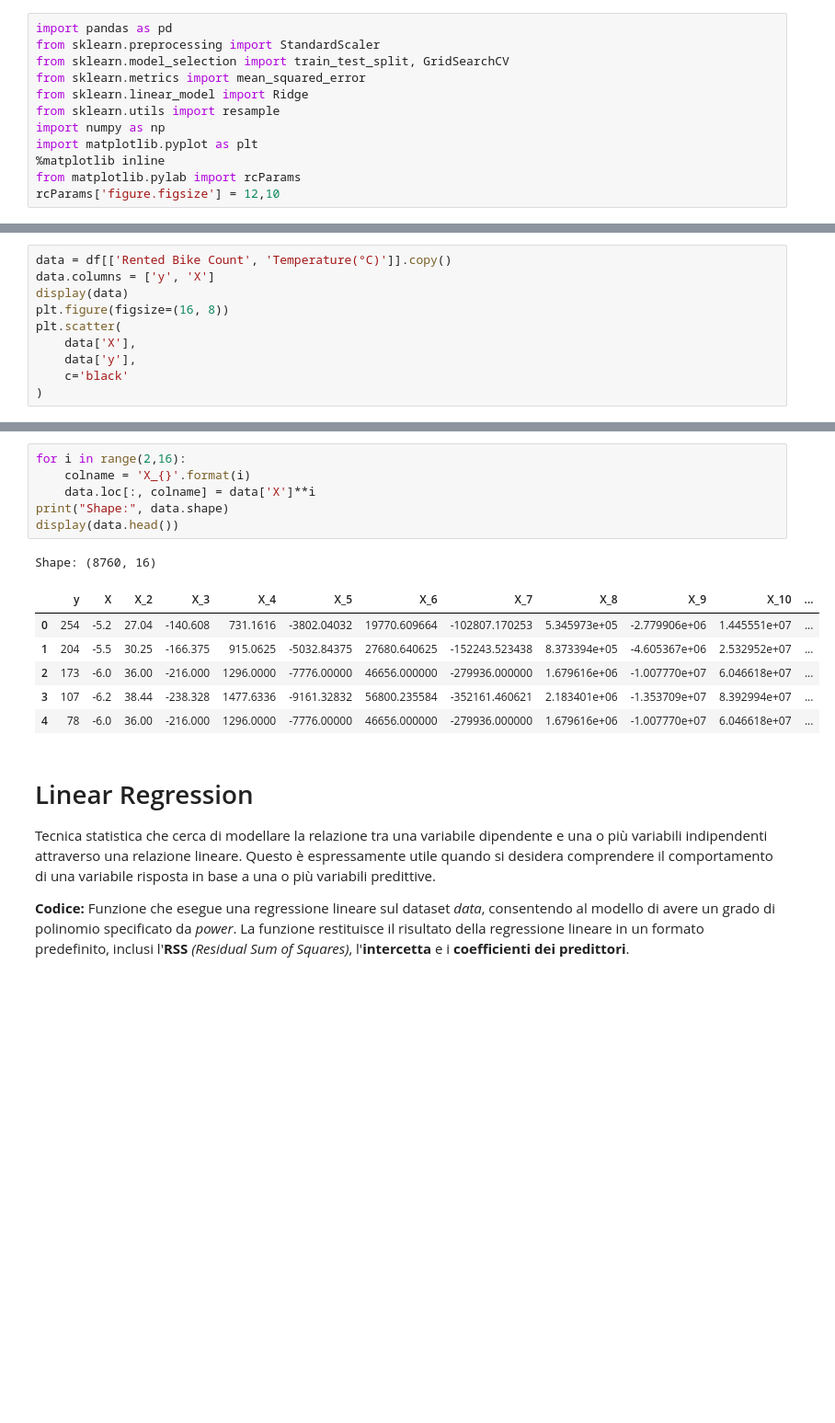
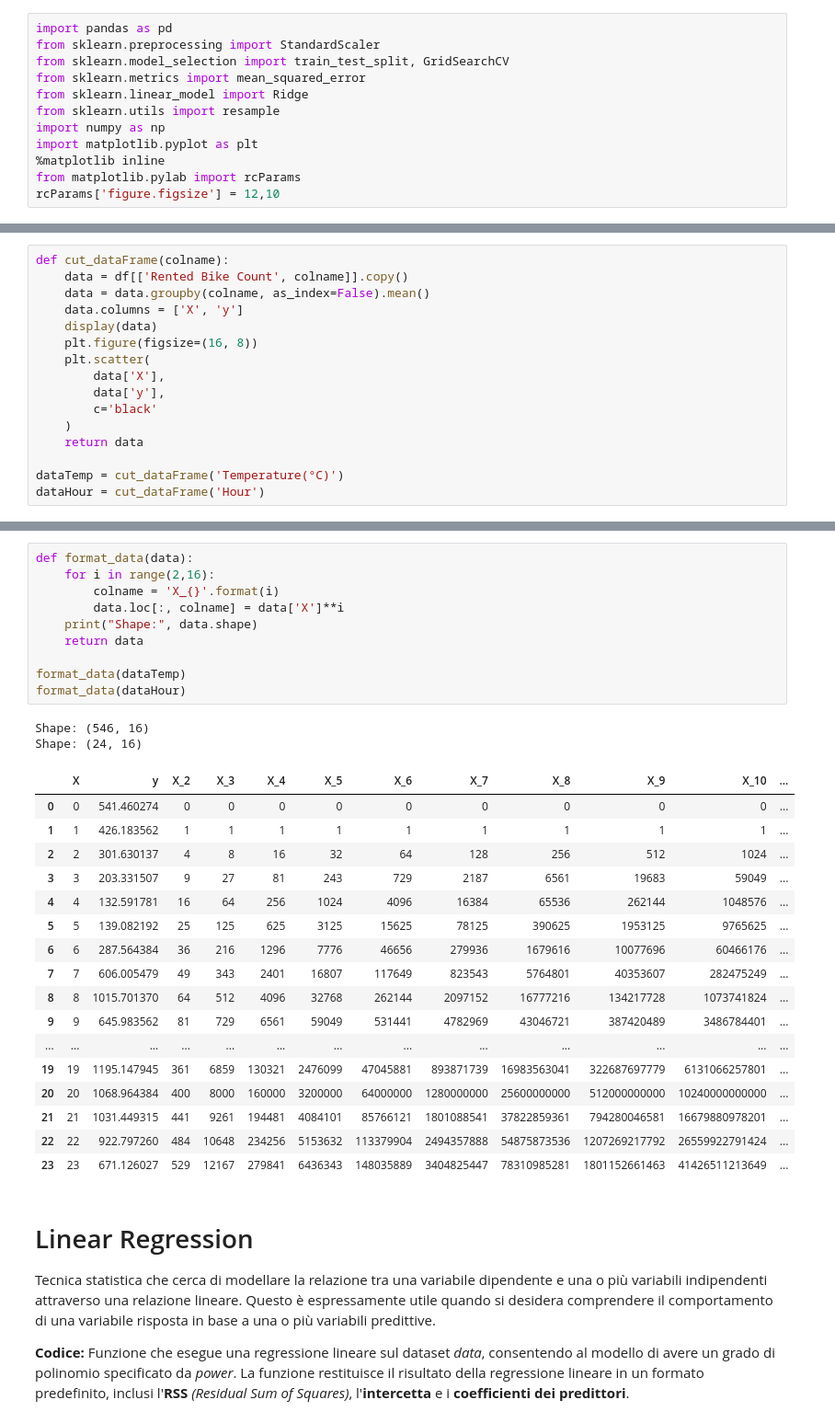
Before and after one commit to KibouToZetsubou/machine-learning-seoul-bikes, a Jupyter notebook: Rausa.ipynb, the cells around one changed output, grey strips where cells are left out. Shown at 92% size. Drawn from its saved outputs; the diff is of its cells as text; blank space fills up the shorter version.

```diff
--- a/Rausa.ipynb
+++ b/Rausa.ipynb
@@ -34,11 +48,17 @@ memory usage: 958.2+ KB
 # %%
-data = df[['Rented Bike Count', 'Temperature(°C)']].copy()
-data.columns = ['y', 'X']
-display(data)
-plt.figure(figsize=(16, 8))
-plt.scatter(
-    data['X'],
-    data['y'],
-    c='black'
-)
+def cut_dataFrame(colname):
+    data = df[['Rented Bike Count', colname]].copy()
+    data = data.groupby(colname, as_index=False).mean()
+    data.columns = ['X', 'y']
+    display(data)
+    plt.figure(figsize=(16, 8))
+    plt.scatter(
+        data['X'],
+        data['y'],
+        c='black'
+    )
+    return data
+
+dataTemp = cut_dataFrame('Temperature(°C)')
+dataHour = cut_dataFrame('Hour')
 # %% [output]
@@ -60,17 +97,33 @@ plt.scatter(
 # %%
-for i in range(2,16):
-    colname = 'X_{}'.format(i)
-    data.loc[:, colname] = data['X']**i
-print("Shape:", data.shape)
-display(data.head())
+def format_data(data):
+    for i in range(2,16):
+        colname = 'X_{}'.format(i)
+        data.loc[:, colname] = data['X']**i
+    print("Shape:", data.shape)
+    return data
+
+format_data(dataTemp)
+format_data(dataHour)
 # %% [output]
-Shape: (8760, 16)
+Shape: (546, 16)
+Shape: (24, 16)
-|  | y | X | X_2 | X_3 | X_4 | X_5 | X_6 | X_7 | X_8 | X_9 | X_10 | ... |
-| 0 | 254 | -5.2 | 27.04 | -140.608 | 731.1616 | -3802.04032 | 19770.609664 | -102807.170253 | 5.345973e+05 | -2.779906e+06 | 1.445551e+07 | ... |
-| 1 | 204 | -5.5 | 30.25 | -166.375 | 915.0625 | -5032.84375 | 27680.640625 | -152243.523438 | 8.373394e+05 | -4.605367e+06 | 2.532952e+07 | ... |
-| 2 | 173 | -6.0 | 36.00 | -216.000 | 1296.0000 | -7776.00000 | 46656.000000 | -279936.000000 | 1.679616e+06 | -1.007770e+07 | 6.046618e+07 | ... |
-| 3 | 107 | -6.2 | 38.44 | -238.328 | 1477.6336 | -9161.32832 | 56800.235584 | -352161.460621 | 2.183401e+06 | -1.353709e+07 | 8.392994e+07 | ... |
-| 4 | 78 | -6.0 | 36.00 | -216.000 | 1296.0000 | -7776.00000 | 46656.000000 | -279936.000000 | 1.679616e+06 | -1.007770e+07 | 6.046618e+07 | ... |
+|  | X | y | X_2 | X_3 | X_4 | X_5 | X_6 | X_7 | X_8 | X_9 | X_10 | ... |
+| 0 | 0 | 541.460274 | 0 | 0 | 0 | 0 | 0 | 0 | 0 | 0 | 0 | ... |
+| 1 | 1 | 426.183562 | 1 | 1 | 1 | 1 | 1 | 1 | 1 | 1 | 1 | ... |
+| 2 | 2 | 301.630137 | 4 | 8 | 16 | 32 | 64 | 128 | 256 | 512 | 1024 | ... |
+| 3 | 3 | 203.331507 | 9 | 27 | 81 | 243 | 729 | 2187 | 6561 | 19683 | 59049 | ... |
+| 4 | 4 | 132.591781 | 16 | 64 | 256 | 1024 | 4096 | 16384 | 65536 | 262144 | 1048576 | ... |
+| 5 | 5 | 139.082192 | 25 | 125 | 625 | 3125 | 15625 | 78125 | 390625 | 1953125 | 9765625 | ... |
+| 6 | 6 | 287.564384 | 36 | 216 | 1296 | 7776 | 46656 | 279936 | 1679616 | 10077696 | 60466176 | ... |
+| 7 | 7 | 606.005479 | 49 | 343 | 2401 | 16807 | 117649 | 823543 | 5764801 | 40353607 | 282475249 | ... |
+| 8 | 8 | 1015.701370 | 64 | 512 | 4096 | 32768 | 262144 | 2097152 | 16777216 | 134217728 | 1073741824 | ... |
+| 9 | 9 | 645.983562 | 81 | 729 | 6561 | 59049 | 531441 | 4782969 | 43046721 | 387420489 | 3486784401 | ... |
+| ... | ... | ... | ... | ... | ... | ... | ... | ... | ... | ... | ... | ... |
+| 19 | 19 | 1195.147945 | 361 | 6859 | 130321 | 2476099 | 47045881 | 893871739 | 16983563041 | 322687697779 | 6131066257801 | ... |
+| 20 | 20 | 1068.964384 | 400 | 8000 | 160000 | 3200000 | 64000000 | 1280000000 | 25600000000 | 512000000000 | 10240000000000 | ... |
+| 21 | 21 | 1031.449315 | 441 | 9261 | 194481 | 4084101 | 85766121 | 1801088541 | 37822859361 | 794280046581 | 16679880978201 | ... |
+| 22 | 22 | 922.797260 | 484 | 10648 | 234256 | 5153632 | 113379904 | 2494357888 | 54875873536 | 1207269217792 | 26559922791424 | ... |
+| 23 | 23 | 671.126027 | 529 | 12167 | 279841 | 6436343 | 148035889 | 3404825447 | 78310985281 | 1801152661463 | 41426511213649 | ... |
 # %% [markdown]
 # Linear Regression
 Tecnica statistica che cerca di modellare la relazione tra una variabile dipendente e una o più variabili indipendenti attraverso una relazione lineare. Questo è espressamente utile quando si desidera comprendere il comportamento di una variabile risposta in base a una o più variabili predittive.
```
Also changed, not shown: parts of 23 cells of this notebook, 1 other file.
